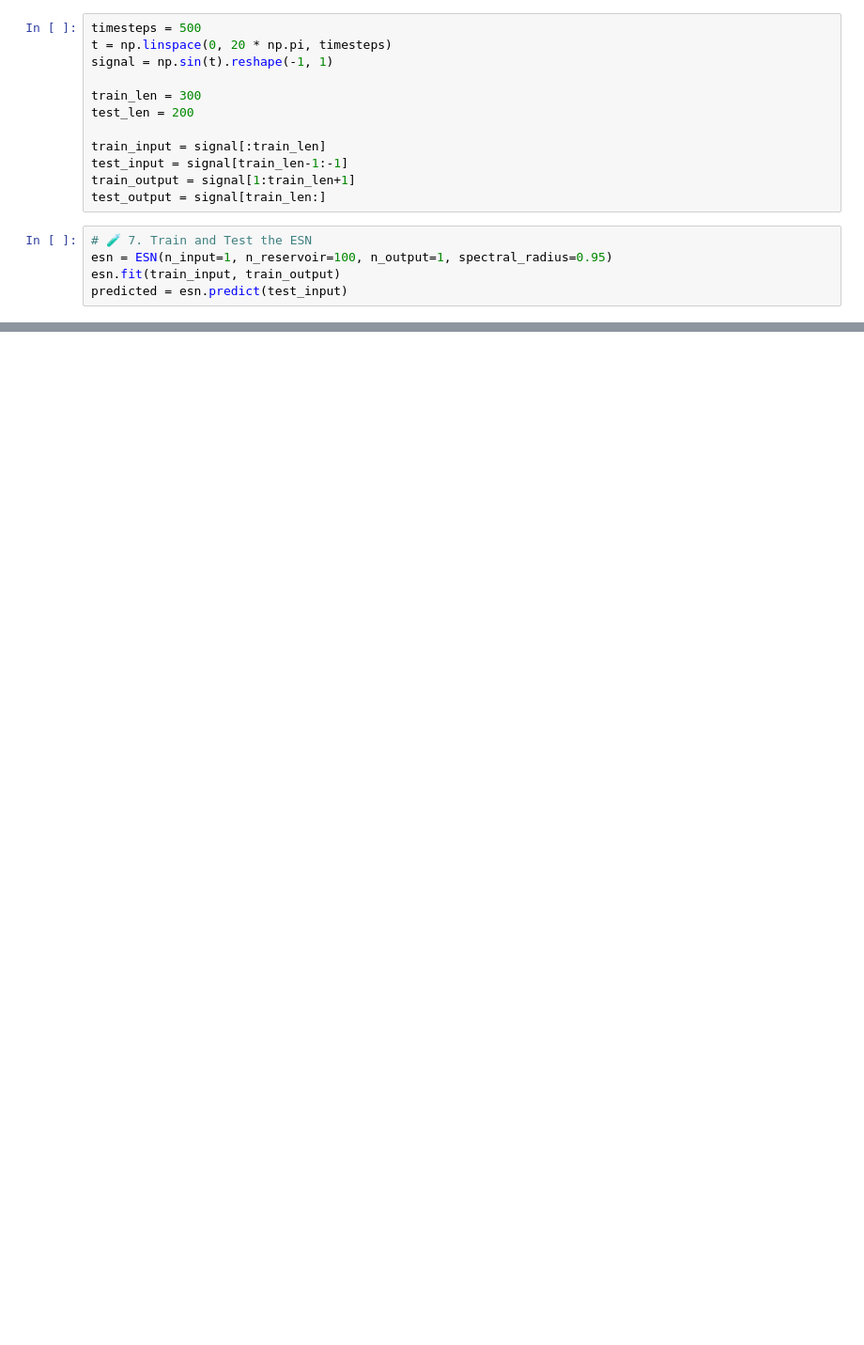
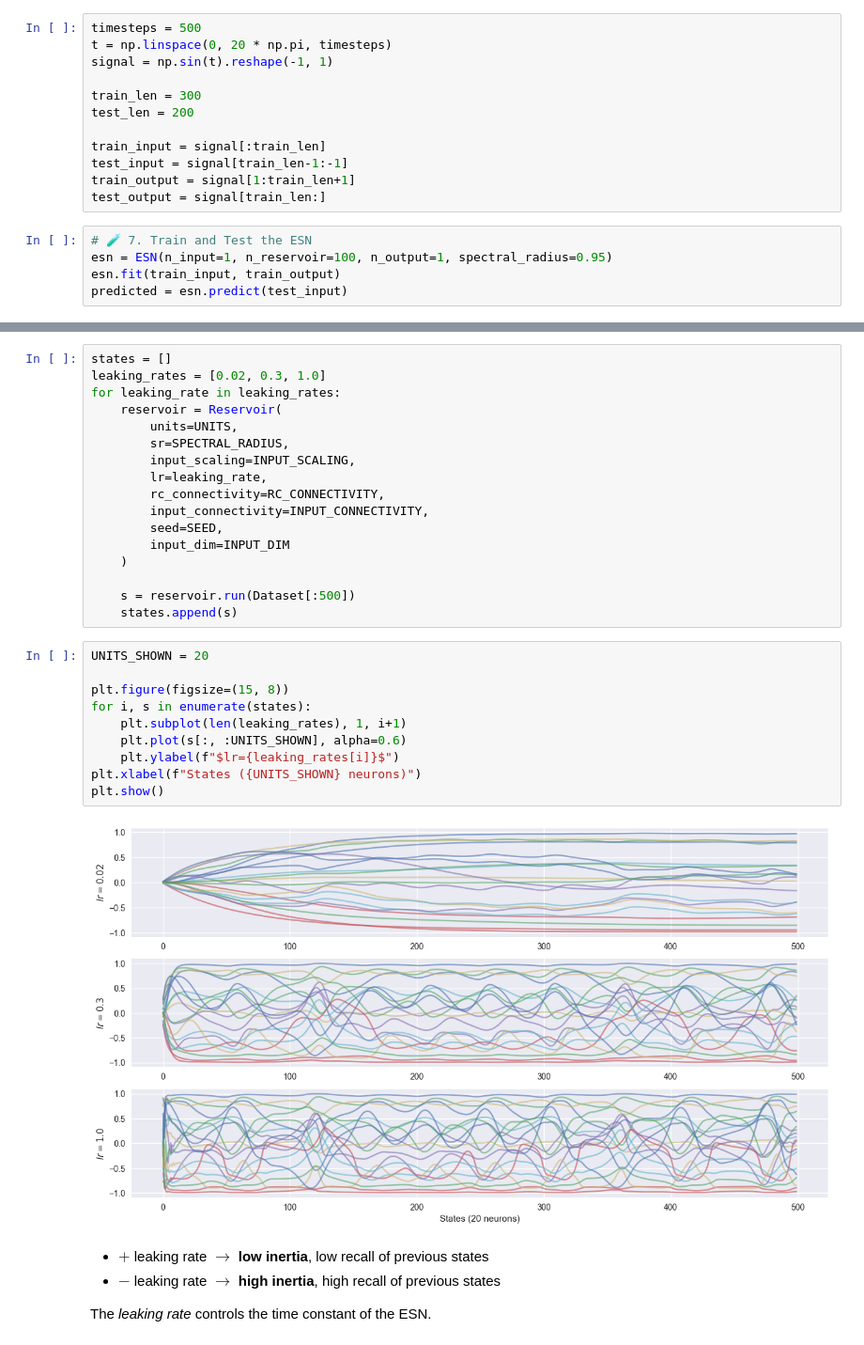
Before and after one commit to jaychotaliya987/Lecture, a Jupyter notebook: 5.Reservoir_computing.ipynb, the cells around one changed output, grey strips where cells are left out. Shown at 94% size. Drawn from its saved outputs; the diff is of its cells as text; blank space fills up the shorter version.

```diff
--- a/5.Reservoir_computing.ipynb
+++ b/5.Reservoir_computing.ipynb
@@ -109,0 +290,34 @@ plt.show()
+# %%
+states = []
+leaking_rates = [0.02, 0.3, 1.0]
+for leaking_rate in leaking_rates:
+    reservoir = Reservoir(
+        units=UNITS,
+        sr=SPECTRAL_RADIUS,
+        input_scaling=INPUT_SCALING,
+        lr=leaking_rate,
+        rc_connectivity=RC_CONNECTIVITY,
+        input_connectivity=INPUT_CONNECTIVITY,
+        seed=SEED,
+        input_dim=INPUT_DIM
+    )
+
+    s = reservoir.run(Dataset[:500])
+    states.append(s)
+# %%
+UNITS_SHOWN = 20
+
+plt.figure(figsize=(15, 8))
+for i, s in enumerate(states):
+    plt.subplot(len(leaking_rates), 1, i+1)
+    plt.plot(s[:, :UNITS_SHOWN], alpha=0.6)
+    plt.ylabel(f"$lr={leaking_rates[i]}$")
+plt.xlabel(f"States ({UNITS_SHOWN} neurons)")
+plt.show()
+# %% [output]
+[figure, added]
+# %% [markdown]
+- $+$ leaking rate $\rightarrow$ **low inertia**, low recall of previous states
+- $-$ leaking rate $\rightarrow$ **high inertia**, high recall of previous states
+
+The *leaking rate* controls the time constant of the ESN.
```
Also changed, not shown: parts of 48 cells of this notebook, 10 other files.
